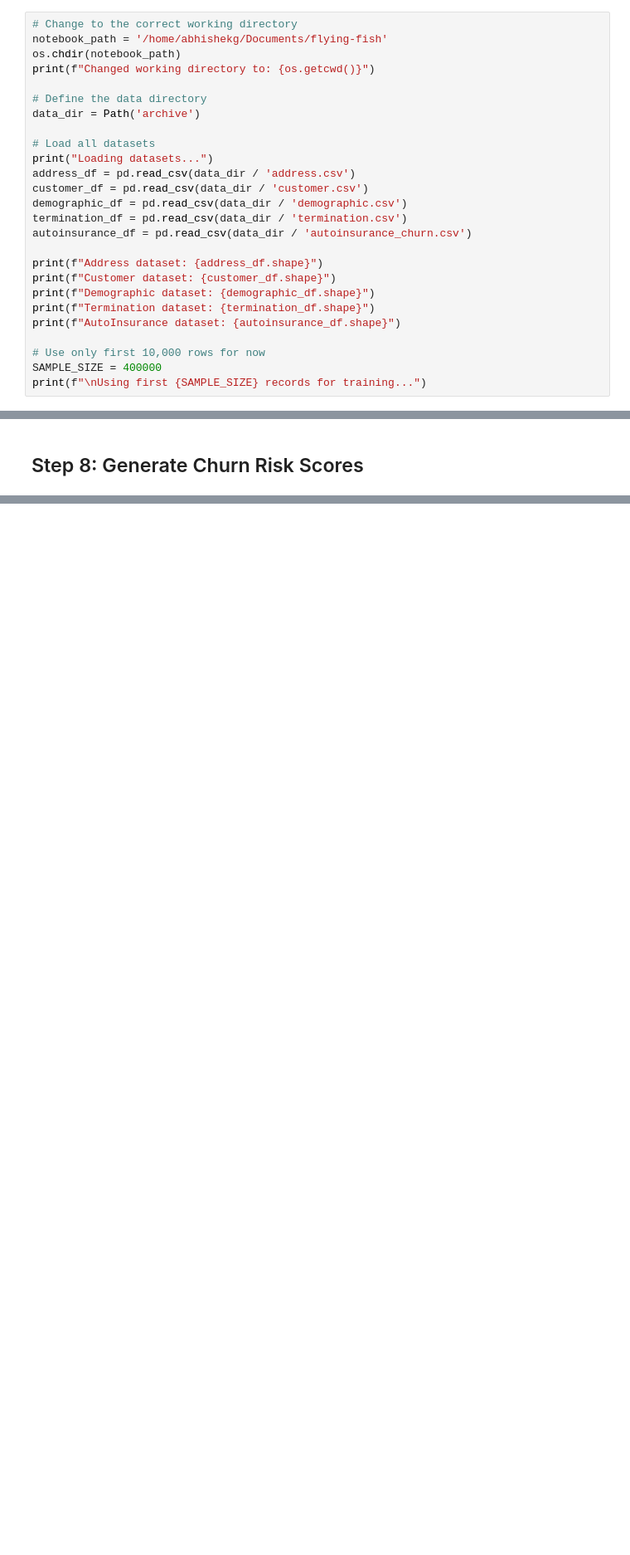
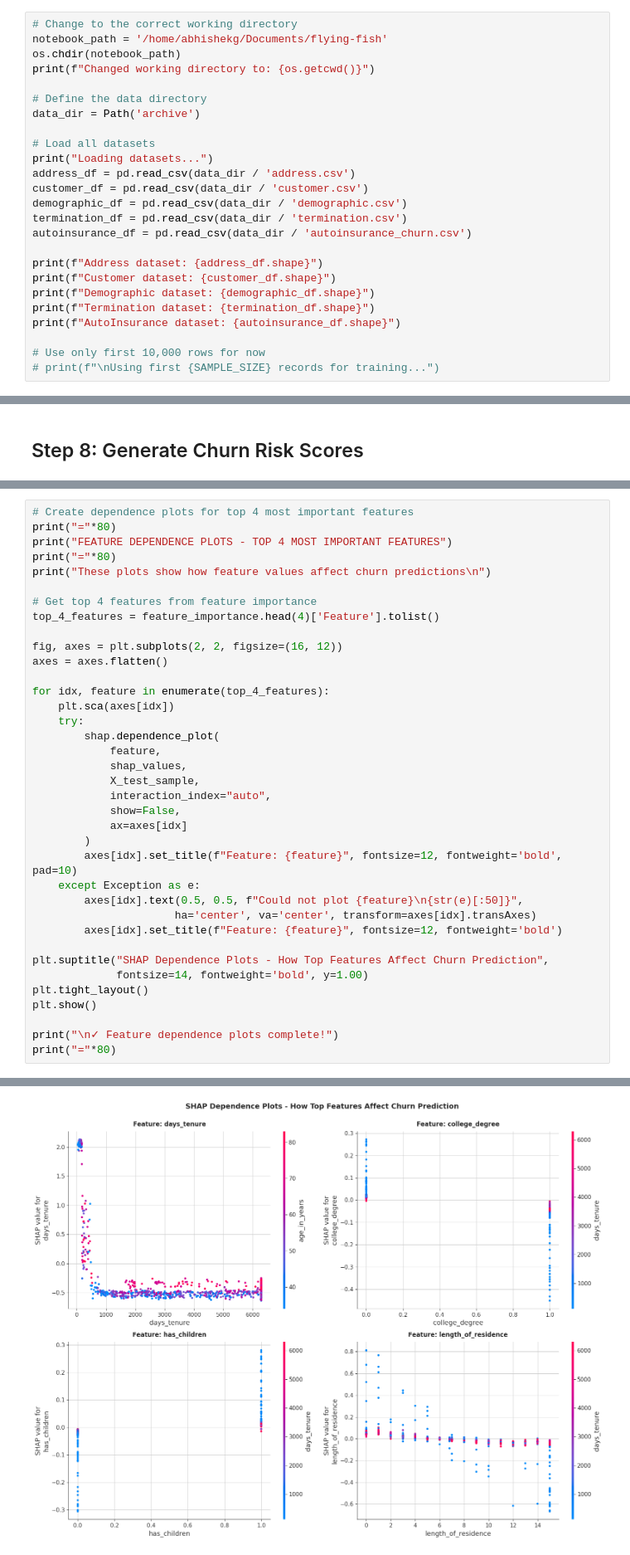
Before and after one commit to shrey715/flying-fish, a Jupyter notebook: model.ipynb, the cells around one changed output, grey strips where cells are left out. Shown at 83% size. Cells and saved outputs as stored; diff of their text form; blank space fills up the shorter version.

```diff
--- a/model.ipynb
+++ b/model.ipynb
@@ -59,8 +59,7 @@ print(f"Termination dataset: {termination_df.shape}")
 print(f"AutoInsurance dataset: {autoinsurance_df.shape}")
 
 # Use only first 10,000 rows for now
-SAMPLE_SIZE = 400000
-print(f"\nUsing first {SAMPLE_SIZE} records for training...")
+# print(f"\nUsing first {SAMPLE_SIZE} records for training...")
 # %% [output]
 Changed working directory to: /home/abhishekg/Documents/flying-fish
 Loading datasets...
@@ -826,0 +814,38 @@ print("\nVisualization complete!")
+# %%
+# Create dependence plots for top 4 most important features
+print("="*80)
+print("FEATURE DEPENDENCE PLOTS - TOP 4 MOST IMPORTANT FEATURES")
+print("="*80)
+print("These plots show how feature values affect churn predictions\n")
+
+# Get top 4 features from feature importance
+top_4_features = feature_importance.head(4)['Feature'].tolist()
+
+fig, axes = plt.subplots(2, 2, figsize=(16, 12))
+axes = axes.flatten()
+
+for idx, feature in enumerate(top_4_features):
+    plt.sca(axes[idx])
+    try:
+        shap.dependence_plot(
+            feature,
+            shap_values,
+            X_test_sample,
+            interaction_index="auto",
+            show=False,
+            ax=axes[idx]
+        )
+        axes[idx].set_title(f"Feature: {feature}", fontsize=12, fontweight='bold', pad=10)
+    except Exception as e:
+        axes[idx].text(0.5, 0.5, f"Could not plot {feature}\n{str(e)[:50]}",
+                      ha='center', va='center', transform=axes[idx].transAxes)
+        axes[idx].set_title(f"Feature: {feature}", fontsize=12, fontweight='bold')
+
+plt.suptitle("SHAP Dependence Plots - How Top Features Affect Churn Prediction",
+             fontsize=14, fontweight='bold', y=1.00)
+plt.tight_layout()
+plt.show()
+
+print("\n✓ Feature dependence plots complete!")
+print("="*80)
+# %% [output]
@@ -826,0 +856 @@ print("\nVisualization complete!")
+[figure, added]
```
Also changed, not shown: parts of 48 cells of this notebook, 2 other files.
